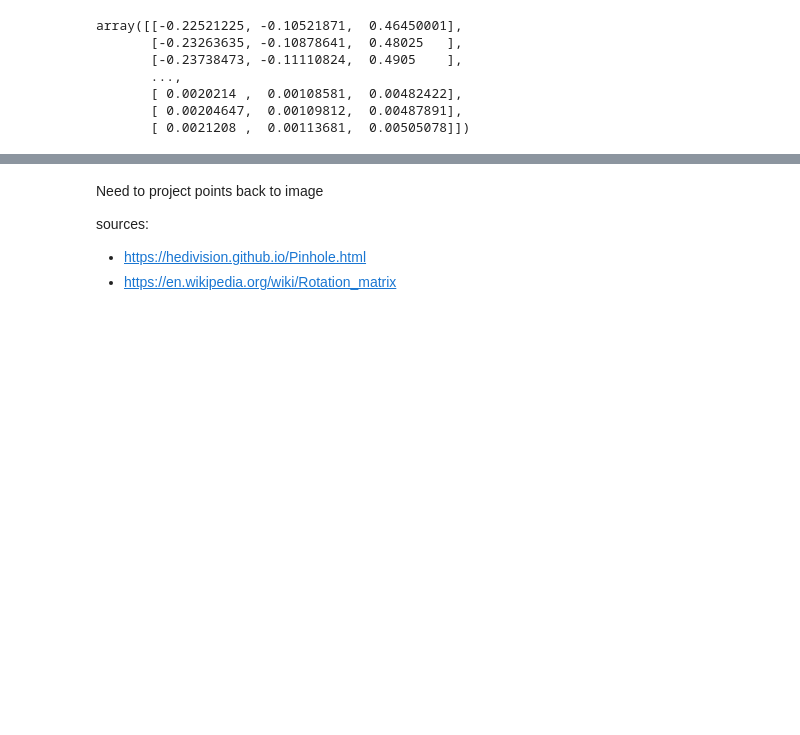
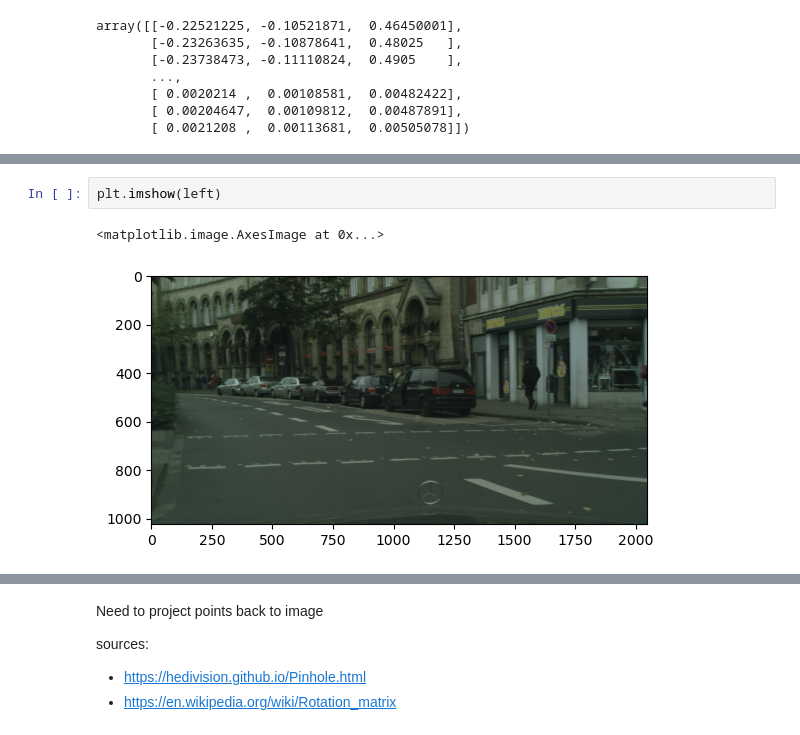
Before and after one commit to itberrios/CV_projects, a Jupyter notebook: multitask_depth_seg/get_normals.ipynb, the cells around one changed output, grey strips where cells are left out. Drawn from its saved outputs; the diff is of its cells as text; blank space fills up the shorter version.

```diff
--- a/multitask_depth_seg/get_normals.ipynb
+++ b/multitask_depth_seg/get_normals.ipynb
@@ -111,0 +210,5 @@ array([[-0.22521225, -0.10521871,  0.46450001],
+# %%
+plt.imshow(left)
+# %% [output]
+<matplotlib.image.AxesImage at 0x...>
+[figure, added]
```
Also changed, not shown: parts of 14 cells of this notebook, 4 other files.
